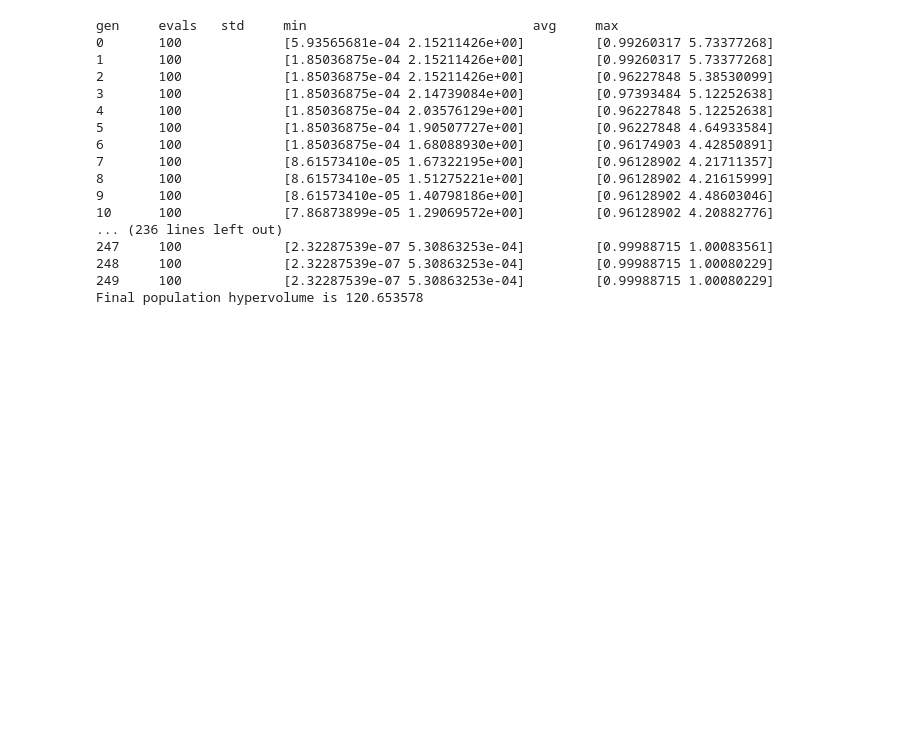
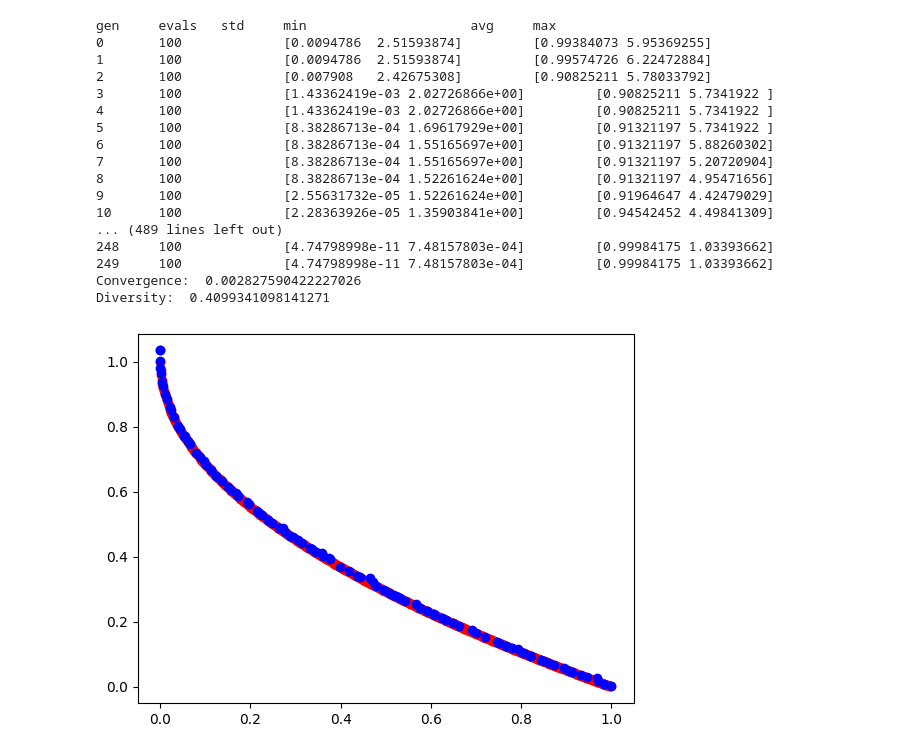
Before and after one commit to TheMMpl/ewolucyjne, a Jupyter notebook: lista6/multi.ipynb, the cells around one changed output. Saved outputs shown, nothing was run; the diff lists cells and outputs as text; code cells hidden in the pictures; blank space fills up the shorter version.

```diff
--- a/lista6/multi.ipynb
+++ b/lista6/multi.ipynb
@@ -10,8 +15,8 @@ Requirement already satisfied: numpy in /home/mm/projects/ewolucyjne/.venv/lib/p
 import array
 import random
 import json
-
 import numpy
+import matplotlib.pyplot as plt
 
 from math import sqrt
 
@@ -52,7 +57,7 @@ toolbox.register("mate", tools.cxSimulatedBinaryBounded, low=BOUND_LOW, up=BOUND
 toolbox.register("mutate", tools.mutPolynomialBounded, low=BOUND_LOW, up=BOUND_UP, eta=20.0, indpb=1.0/NDIM)
 toolbox.register("select", tools.selNSGA2)
 
-def main(seed=None):
+def main(toolbox,seed=None):
     random.seed(seed)
 
     NGEN = 250
@@ -92,65 +97,65 @@ def main(seed=None):
 
         for ind1, ind2 in zip(offspring[::2], offspring[1::2]):
             if random.random() <= CXPB:
                 toolbox.mate(ind1, ind2)
 
             toolbox.mutate(ind1)
             toolbox.mutate(ind2)
             del ind1.fitness.values, ind2.fitness.values
 
         # Evaluate the individuals with an invalid fitness
         invalid_ind = [ind for ind in offspring if not ind.fitness.valid]
         fitnesses = toolbox.map(toolbox.evaluate, invalid_ind)
         for ind, fit in zip(invalid_ind, fitnesses):
             ind.fitness.values = fit
 
         # Select the next generation population
         pop = toolbox.select(pop + offspring, MU)
         record = stats.compile(pop)
         logbook.record(gen=gen, evals=len(invalid_ind), **record)
         print(logbook.stream)
 
     print("Final population hypervolume is %f" % hypervolume(pop, [11.0, 11.0]))
 
     return pop, logbook
 
-if __name__ == "__main__":
-    # with open("pareto_front/zdt1_front.json") as optimal_front_data:
-    #     optimal_front = json.load(optimal_front_data)
-    # Use 500 of the 1000 points in the json file
-    # optimal_front = sorted(optimal_front[i] for i in range(0, len(optimal_front), 2))
+def check_results(toolbox,function):
+    with open(f"pareto_front/{function}_front.json") as optimal_front_data:
+        optimal_front = json.load(optimal_front_data)
+    #Use 500 of the 1000 points in the json file
+    optimal_front = sorted(optimal_front[i] for i in range(0, len(optimal_front), 2))
 
-    pop, stats = main()
-    # pop.sort(key=lambda x: x.fitness.values)
+    pop, stats = main(toolbox)
+    pop.sort(key=lambda x: x.fitness.values)
 
-    # print(stats)
-    # print("Convergence: ", convergence(pop, optimal_front))
-    # print("Diversity: ", diversity(pop, optimal_front[0], optimal_front[-1]))
+    print(stats)
+    print("Convergence: ", convergence(pop, optimal_front))
+    print("Diversity: ", diversity(pop, optimal_front[0], optimal_front[-1]))
 
-    # import matplotlib.pyplot as plt
-    # import numpy
+    front = numpy.array([ind.fitness.values for ind in pop])
+    optimal_front = numpy.array(optimal_front)
+    plt.scatter(optimal_front[:,0], optimal_front[:,1], c="r")
+    plt.scatter(front[:,0], front[:,1], c="b")
+    plt.axis("tight")
+    plt.show()
 
-    # front = numpy.array([ind.fitness.values for ind in pop])
-    # optimal_front = numpy.array(optimal_front)
-    # plt.scatter(optimal_front[:,0], optimal_front[:,1], c="r")
-    # plt.scatter(front[:,0], front[:,1], c="b")
-    # plt.axis("tight")
-    # plt.show()
+check_results(toolbox,'zdt1')
 # %% [output]
-gen     evals   std     min                             avg     max
-0       100             [5.93565681e-04 2.15211426e+00]         [0.99260317 5.73377268]
-1       100             [1.85036875e-04 2.15211426e+00]         [0.99260317 5.73377268]
-2       100             [1.85036875e-04 2.15211426e+00]         [0.96227848 5.38530099]
-3       100             [1.85036875e-04 2.14739084e+00]         [0.97393484 5.12252638]
-4       100             [1.85036875e-04 2.03576129e+00]         [0.96227848 5.12252638]
-5       100             [1.85036875e-04 1.90507727e+00]         [0.96227848 4.64933584]
-6       100             [1.85036875e-04 1.68088930e+00]         [0.96174903 4.42850891]
-7       100             [8.61573410e-05 1.67322195e+00]         [0.96128902 4.21711357]
-8       100             [8.61573410e-05 1.51275221e+00]         [0.96128902 4.21615999]
-9       100             [8.61573410e-05 1.40798186e+00]         [0.96128902 4.48603046]
-10      100             [7.86873899e-05 1.29069572e+00]         [0.96128902 4.20882776]
-... (236 lines left out)
-247     100             [2.32287539e-07 5.30863253e-04]         [0.99988715 1.00083561]
-248     100             [2.32287539e-07 5.30863253e-04]         [0.99988715 1.00080229]
-249     100             [2.32287539e-07 5.30863253e-04]         [0.99988715 1.00080229]
-Final population hypervolume is 120.653578
+gen     evals   std     min                     avg     max
+0       100             [0.0094786  2.51593874]         [0.99384073 5.95369255]
+1       100             [0.0094786  2.51593874]         [0.99574726 6.22472884]
+2       100             [0.007908   2.42675308]         [0.90825211 5.78033792]
+3       100             [1.43362419e-03 2.02726866e+00]         [0.90825211 5.7341922 ]
+4       100             [1.43362419e-03 2.02726866e+00]         [0.90825211 5.7341922 ]
+5       100             [8.38286713e-04 1.69617929e+00]         [0.91321197 5.7341922 ]
+6       100             [8.38286713e-04 1.55165697e+00]         [0.91321197 5.88260302]
+7       100             [8.38286713e-04 1.55165697e+00]         [0.91321197 5.20720904]
+8       100             [8.38286713e-04 1.52261624e+00]         [0.91321197 4.95471656]
+9       100             [2.55631732e-05 1.52261624e+00]         [0.91964647 4.42479029]
+10      100             [2.28363926e-05 1.35903841e+00]         [0.94542452 4.49841309]
+... (489 lines left out)
+248     100             [4.74798998e-11 7.48157803e-04]         [0.99984175 1.03393662]
+249     100             [4.74798998e-11 7.48157803e-04]         [0.99984175 1.03393662]
+Convergence:  0.002827590422227026
+Diversity:  0.4099341098141271
+[figure, added]
```
Also changed, not shown: parts of 3 cells of this notebook, 9 other files.
